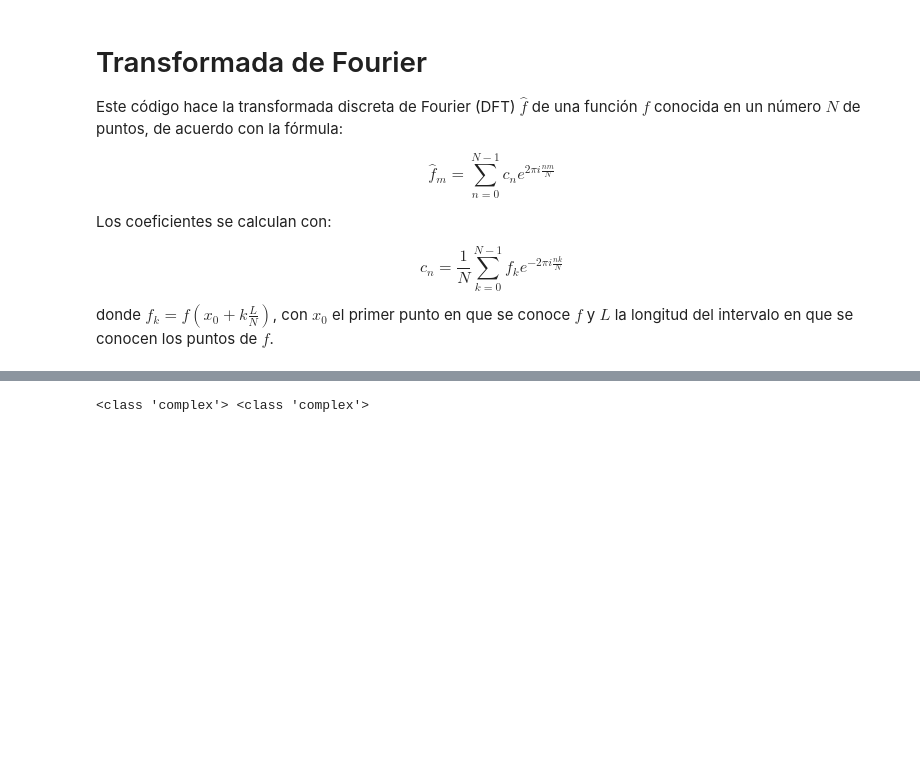
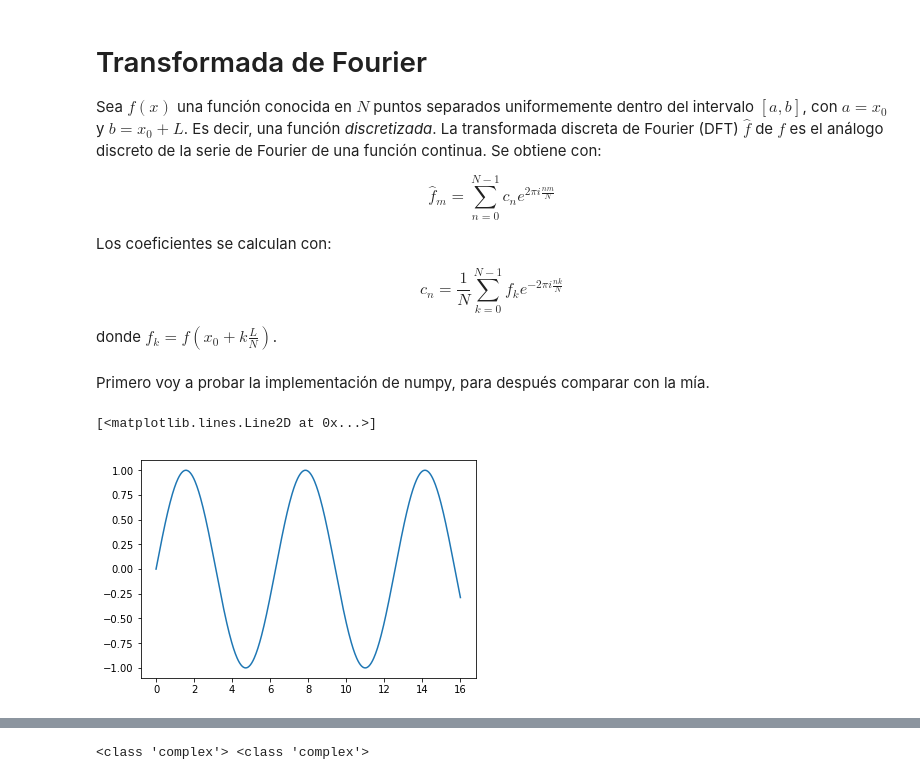
Before and after one commit to CosmoStats/cosmostats2018-Pagutri, a Jupyter notebook: 2daParte/Ejercicio1/01_Fourier_transform.ipynb, the cells around one changed output, grey strips where cells are left out. Drawn from its saved outputs; the diff is of its cells as text; code cells hidden in the pictures; blank space fills up the shorter version.

```diff
--- a/2daParte/Ejercicio1/01_Fourier_transform.ipynb
+++ b/2daParte/Ejercicio1/01_Fourier_transform.ipynb
@@ -1,7 +1,7 @@
 # %% [markdown]
 # Transformada de Fourier
 
-Este código hace la transformada discreta de Fourier (DFT) $\hat{f}$ de una función $f$ conocida en un número $N$ de puntos, de acuerdo con la fórmula:
+Sea $f(x)$ una función conocida en $N$ puntos separados uniformemente dentro del intervalo $[a, b]$, con $a = x_0$ y $b = x_0 + L$. Es decir, una función _discretizada_. La transformada discreta de Fourier (DFT) $\hat{f}$ de $f$ es el análogo discreto de la serie de Fourier de una función continua. Se obtiene con:
 
 $$
 \hat{f}_m = \sum_{n = 0}^{N - 1} c_ne^{2\pi i\frac{nm}{N}}
@@ -13,9 +13,23 @@ $$
 c_n = \frac{1}{N} \sum_{k = 0}^{N - 1} f_ke^{-2\pi i\frac{nk}{N}}
 $$
 
-donde $f_k = f(x_0 + k\frac{L}{N})$, con $x_0$ el primer punto en que se conoce $f$ y $L$ la longitud del intervalo en que se conocen los puntos de $f$.
+donde $f_k = f(x_0 + k\frac{L}{N})$.
 # %%
 import numpy as np
 from cmath import exp
 from math import pi
 import matplotlib.pyplot as plt
+# %% [markdown]
+Primero voy a probar la implementación de numpy, para después comparar con la mía.
+# %%
+N = 500
+a = 0.0
+b = 16.0
+
+x = np.linspace(a, b, N)
+funcion_prueba = np.sin(x)
+
+plt.plot(x, funcion_prueba)
+# %% [output]
+[<matplotlib.lines.Line2D at 0x...>]
+[figure, added]
```
Also changed, not shown: parts of 4 cells of this notebook.
